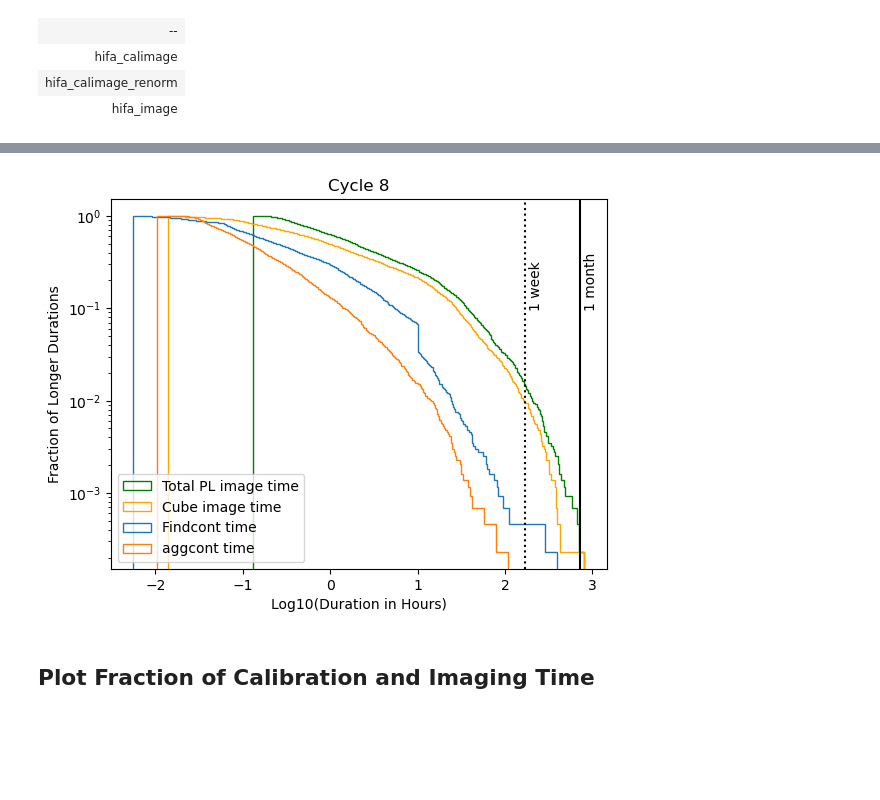
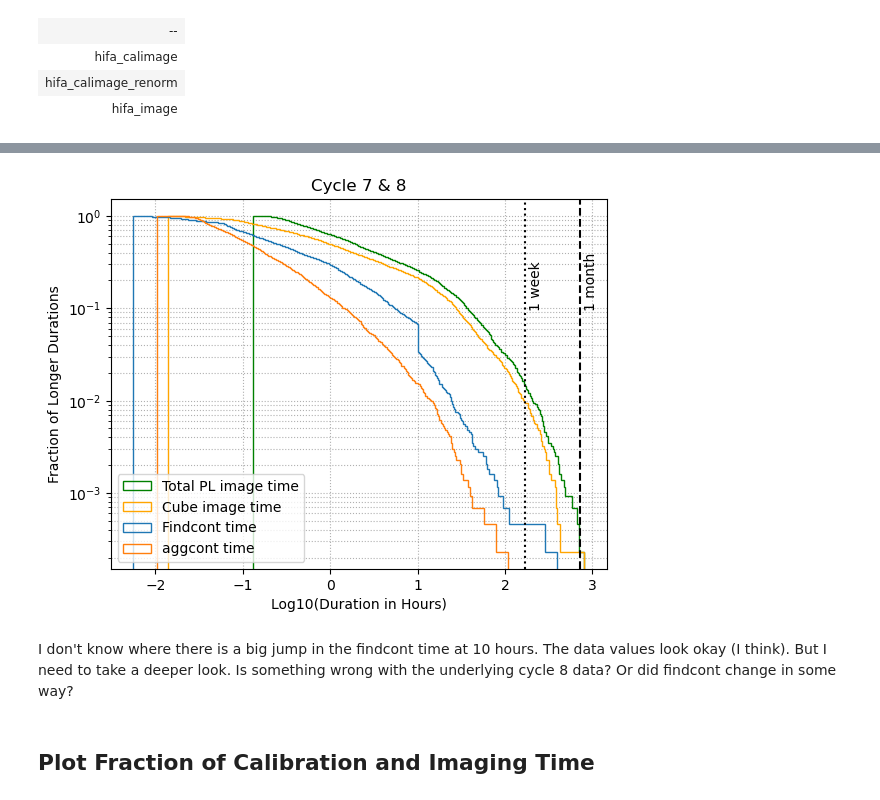
Before and after one commit to aakepley/big-cubes, a Jupyter notebook: PL_CASA_Timing_Breakdown.ipynb, the cells around one changed output, grey strips where cells are left out. Saved outputs shown, nothing was run; the diff lists cells and outputs as text; code cells hidden in the pictures; blank space fills up the shorter version.

Commit message:
final changes before impact assessment. mostly (all?) plots

```diff
--- a/PL_CASA_Timing_Breakdown.ipynb
+++ b/PL_CASA_Timing_Breakdown.ipynb
@@ -20,7 +21,7 @@ wsu_cycle7.columns
 # %% [output]
 <TableColumns names=('mous','proposal_id','schedblock_name','array','nant_typical','nant_array','nant_all','band','ntarget','s_fov','s_resolution','mosaic','imsize','pb','cell','blc_npol','blc_nspw',' ...
 # %%
-wsu_db = vstack([wsu_cycle7,wsu_cycle8])
+wsu_all = vstack([wsu_cycle7,wsu_cycle8])
 # %%
 reload(parse_logs)
 # %% [output]
@@ -99,10 +100,12 @@ parse_logs.plot_imgtime_breakdown(wsu_cycle8[idx],plot_title='Cycle 8',
 # %%
 reload(parse_logs)
-idx = (wsu_db['procedure'] == 'hifa_calimage') | (wsu_db['procedure'] == 'hifa_calimage_renorm')
-parse_logs.plot_imgtime_breakdown(wsu_db[idx],plot_title='Cycle 8',
+idx = (wsu_all['procedure'] == 'hifa_calimage') | (wsu_all['procedure'] == 'hifa_calimage_renorm')
+parse_logs.plot_imgtime_breakdown(wsu_all[idx],plot_title='Cycle 7 & 8',
                                   figname='plots_pl/pl_img_duration_distribution_cycle7_cycle8.png')
 # %% [output]
-[figure, old version]
+[figure, new version]
+# %% [markdown]
+I don't know where there is a big jump in the findcont time at 10 hours. The data values look okay (I think). But I need to take a deeper look. Is something wrong with the underlying cycle 8 data? Or did findcont change in some way?
 # %% [markdown]
 ## Plot Fraction of Calibration and Imaging Time
 # %%
```
Also changed, not shown: parts of 37 cells of this notebook, 3 other files.
